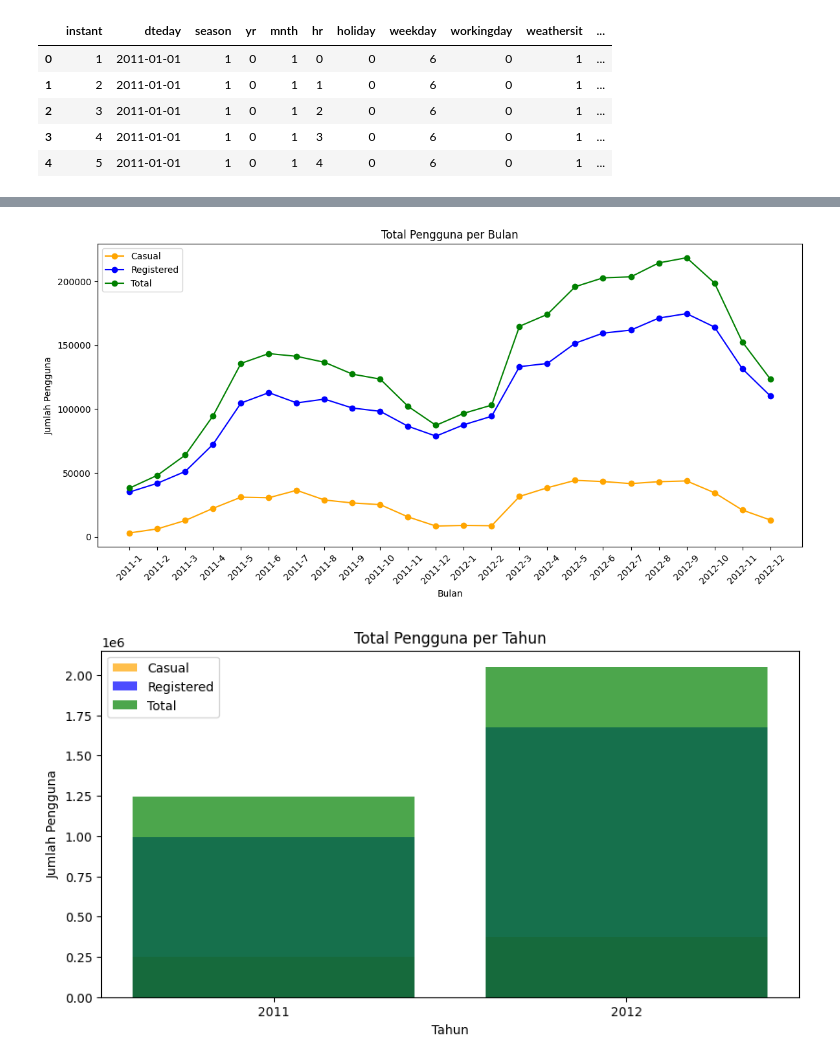
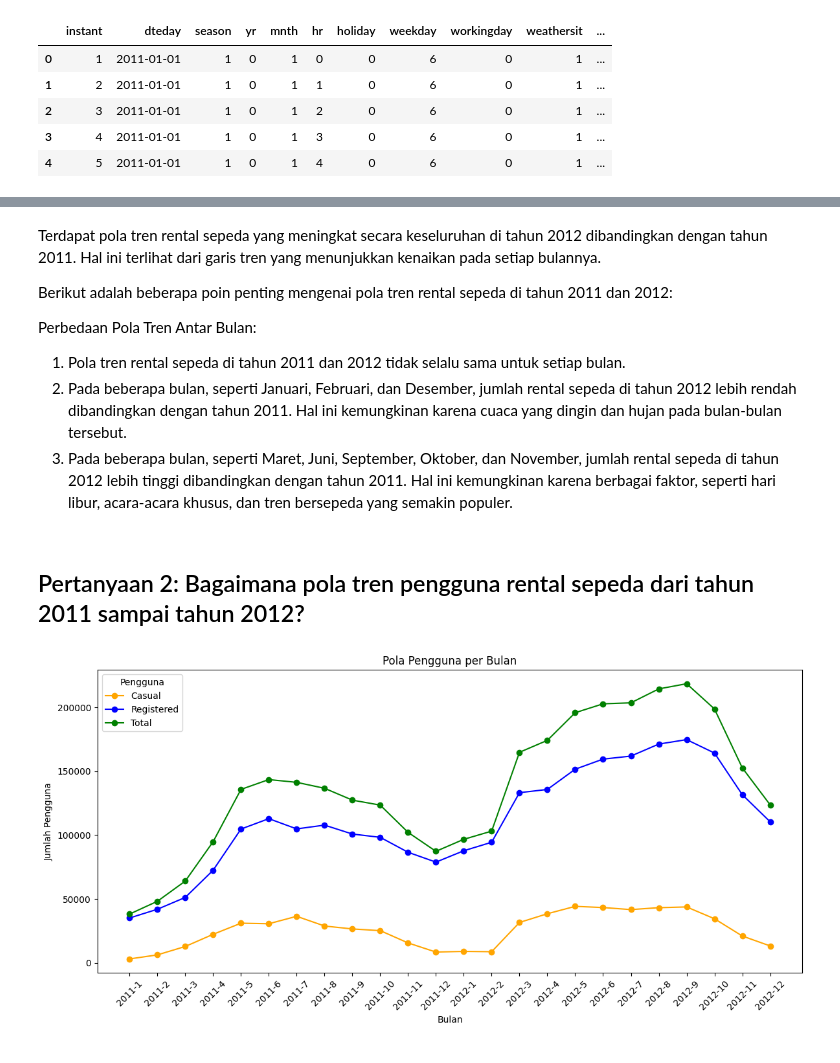
Before and after one commit to tomyivansugiharto/Data_Science_E-Bike, a Jupyter notebook: notebook.ipynb, the cells around one changed output, grey strips where cells are left out. Drawn from its saved outputs; the diff is of its cells as text; code cells hidden in the pictures.

```diff
--- a/notebook.ipynb
+++ b/notebook.ipynb
@@ -106,0 +95,5 @@ hours_df = pd.read_csv("/content/hour.csv")
+# %%
+datetime_columns = ["dteday"]
+
+for column in datetime_columns:
+  hours_df[column] = pd.to_datetime(hours_df[column])
@@ -107,6 +120,2 @@ hours_df = pd.read_csv("/content/hour.csv")
 # %%
-hours_df.dropna(inplace=True)
+hours_df.interpolate(method='linear', limit_direction='forward',inplace=True)
-# %%
-hours_df.fillna(value=hours_df.mean(), inplace=True)
-# %%
-hours_df.drop_duplicates(inplace=True)
@@ -331,38 +345,41 @@ Data ini memberikan gambaran visual dan kuantitatif tentang pola musiman dalam p
+# %% [markdown]
+<p>Terdapat pola tren rental sepeda yang meningkat secara keseluruhan di tahun 2012 dibandingkan dengan tahun 2011. Hal ini terlihat dari garis tren yang menunjukkan kenaikan pada setiap bulannya.
+
+Berikut adalah beberapa poin penting mengenai pola tren rental sepeda di tahun 2011 dan 2012:
+
+Perbedaan Pola Tren Antar Bulan:
+
+<ol>
+<li>Pola tren rental sepeda di tahun 2011 dan 2012 tidak selalu sama untuk setiap bulan.
+<li>Pada beberapa bulan, seperti Januari, Februari, dan Desember, jumlah rental sepeda di tahun 2012 lebih rendah dibandingkan dengan tahun 2011. Hal ini kemungkinan karena cuaca yang dingin dan hujan pada bulan-bulan tersebut.
+<li>Pada beberapa bulan, seperti Maret, Juni, September, Oktober, dan November, jumlah rental sepeda di tahun 2012 lebih tinggi dibandingkan dengan tahun 2011. Hal ini kemungkinan karena berbagai faktor, seperti hari libur, acara-acara khusus, dan tren bersepeda yang semakin populer.
+</ol>
+
+</p>
+# %% [markdown]
+## Pertanyaan 2: Bagaimana pola tren pengguna rental sepeda dari tahun 2011 sampai tahun 2012?
 # %%
-# Konversi kolom 'date' menjadi tipe data datetime
-hours_df['date'] = pd.to_datetime(hours_df['date'])
+# Melakukan pengelompokan dan agregasi
+total_per_month = hours_df.groupby(['year', 'month']).agg({
+    'casual': 'sum',
+    'registered': 'sum',
+    'count': 'sum'
+}).reset_index()
 
-# Ekstrak informasi bulan dan tahun dari kolom 'date'
-hours_df['month'] = hours_df['date'].dt.month
-hours_df['year'] = hours_df['date'].dt.year
-
-# Pengelompokan per bulan dan per tahun
-total_per_month = hours_df.groupby(['year', 'month'])[['casual', 'registered', 'count']].sum().reset_index()
-total_per_year = hours_df.groupby('year')[['casual', 'registered', 'count']].sum().reset_index()
+total_per_month['year_month'] = total_per_month['year'].astype(str) + '-' + total_per_month['month'].astype(str)
 
 # Visualisasi total pengguna per bulan dengan warna berbeda
 plt.figure(figsize=(12, 6))
-plt.plot(total_per_month['year'].astype(str) + '-' + total_per_month['month'].astype(str), total_per_month['casual'], label='Casual', marker='o', color='orange')
-plt.plot(total_per_month['year'].astype(str) + '-' + total_per_month['month'].astype(str), total_per_month['registered'], label='Registered', marker='o', color='blue')
-plt.plot(total_per_month['year'].astype(str) + '-' + total_per_month['month'].astype(str), total_per_month['count'], label='Total', marker='o', color='green')
+plt.plot(total_per_month['year_month'], total_per_month['casual'], label='Casual', marker='o', color='orange')
+plt.plot(total_per_month['year_month'], total_per_month['registered'], label='Registered', marker='o', color='blue')
+plt.plot(total_per_month['year_month'], total_per_month['count'], label='Total', marker='o', color='green')
+
 plt.xlabel('Bulan')
 plt.ylabel('Jumlah Pengguna')
-plt.title('Total Pengguna per Bulan')
-plt.legend()
+plt.title('Pola Pengguna per Bulan')
+plt.legend(title="Pengguna")
 plt.xticks(rotation=45)
 plt.tight_layout()
 plt.show()
-
-# Visualisasi total pengguna per tahun dengan warna berbeda
-plt.figure(figsize=(10, 5))
-plt.bar(total_per_year['year'].astype(str), total_per_year['casual'], label='Casual', alpha=0.7, color='orange')
-plt.bar(total_per_year['year'].astype(str), total_per_year['registered'], label='Registered', alpha=0.7, color='blue')
-plt.bar(total_per_year['year'].astype(str), total_per_year['count'], label='Total', alpha=0.7, color='green')
-plt.xlabel('Tahun')
-plt.ylabel('Jumlah Pengguna')
-plt.title('Total Pengguna per Tahun')
-plt.legend()
-plt.show()
 # %% [output]
-[figure, old version]
+[figure, new version]
-[figure, removed]
```
Also changed, not shown: parts of 52 cells of this notebook, 7 other files.
